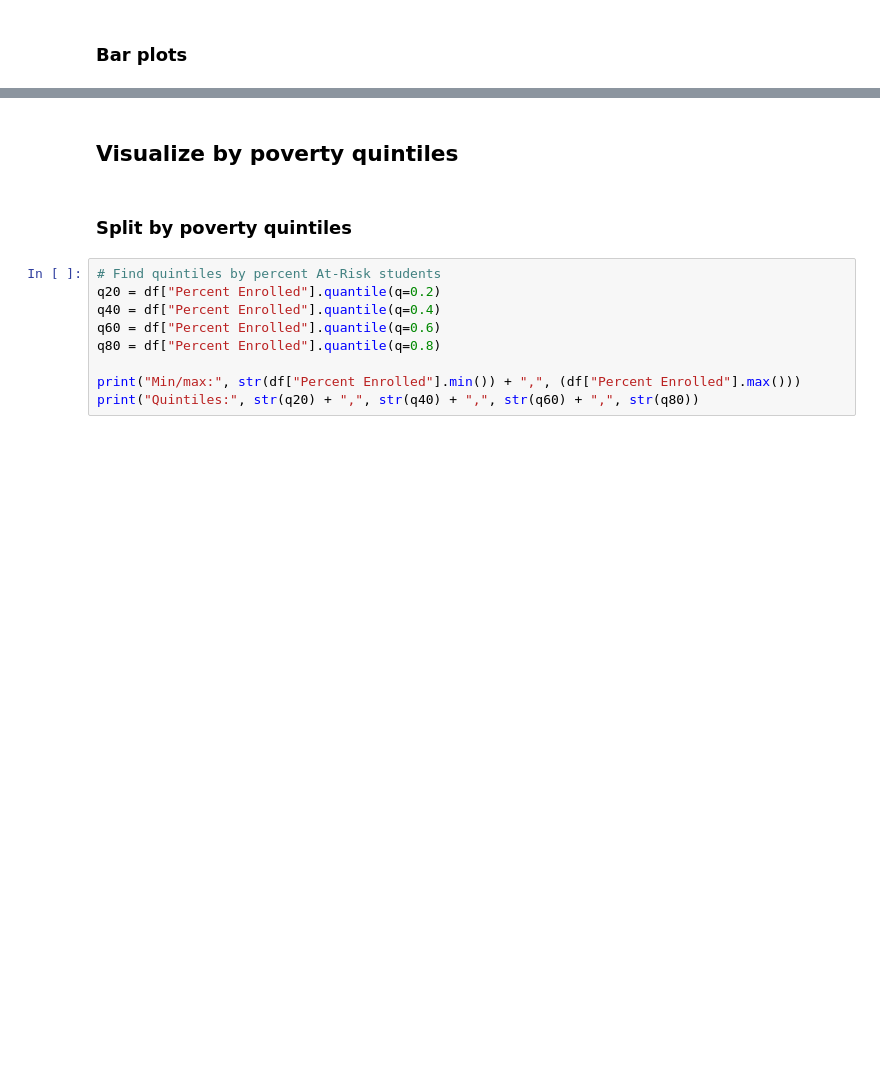
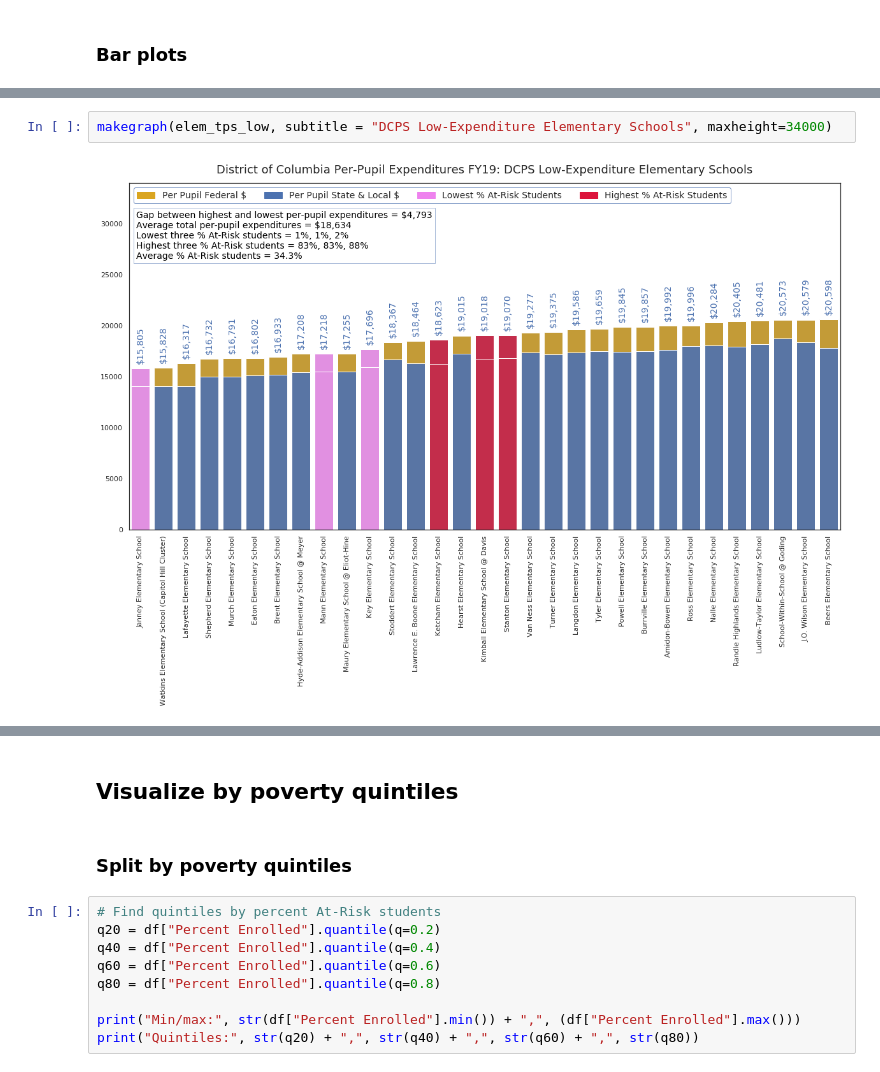
Before and after one commit to comp-strat/edunomics_arrays, a Jupyter notebook: dc/dc_arrays.ipynb, the cells around one changed output, grey strips where cells are left out. Saved outputs shown, nothing was run; the diff lists cells and outputs as text; blank space fills up the shorter version.

```diff
--- a/dc/dc_arrays.ipynb
+++ b/dc/dc_arrays.ipynb
@@ -678,3 +717,7 @@ def makegraph(merged_df,
 
     plt.savefig("../figures/" + short_title + " - " + subtitle + ".png", dpi = 200, bbox_inches="tight")
     plt.show()
+# %%
+makegraph(elem_tps_low, subtitle = "DCPS Low-Expenditure Elementary Schools", maxheight=34000)
+# %% [output]
+[figure, added]
```
Also changed, not shown: parts of 19 cells of this notebook, 9 other files.
